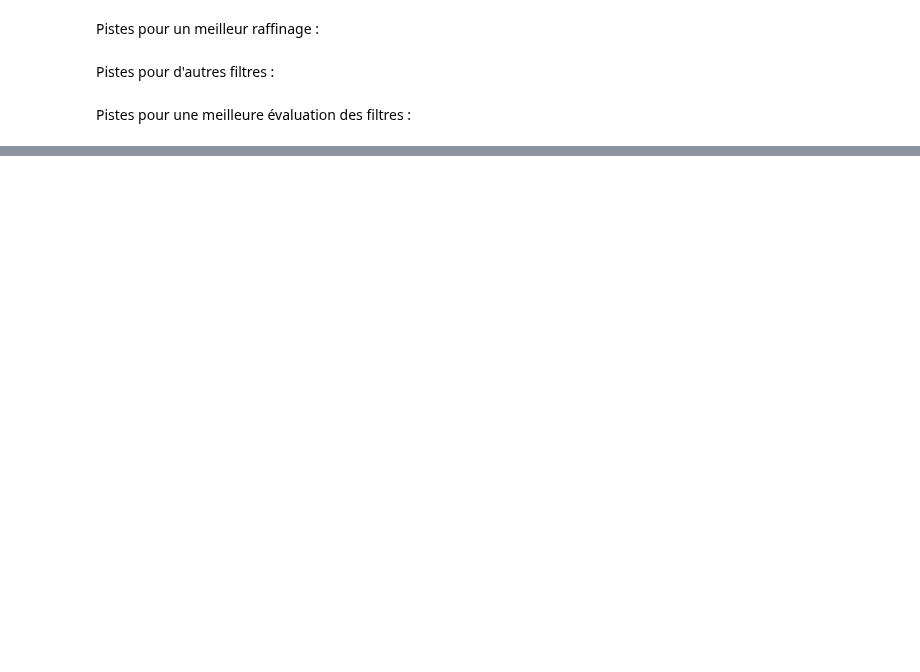
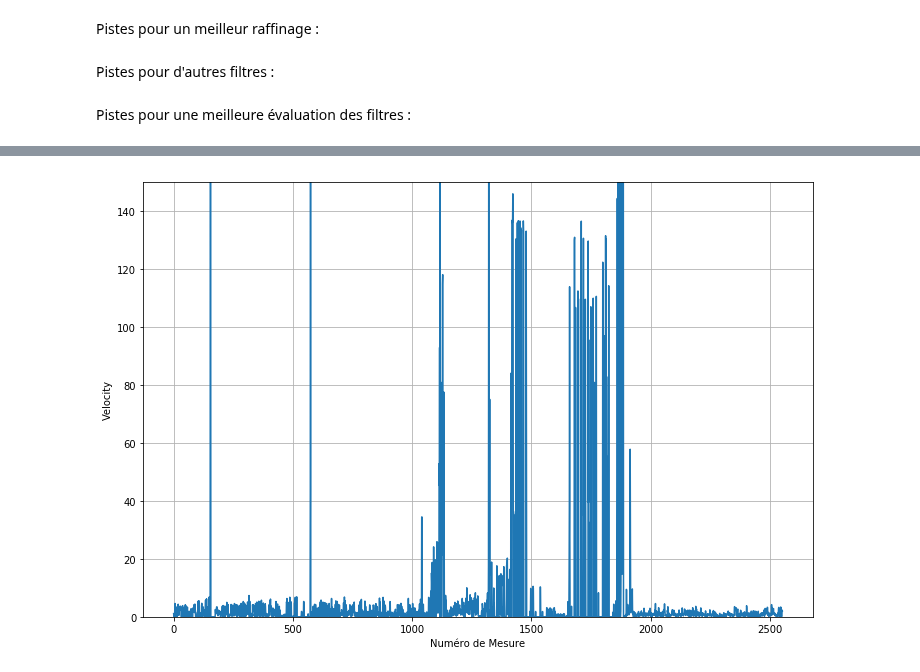
Before and after one commit to AmigoCap/GPSFlow, a Jupyter notebook: presentationMathon.ipynb, the cells around one changed output, grey strips where cells are left out. Cells and saved outputs as stored; diff of their text form; code cells hidden in the pictures; blank space fills up the shorter version.

```diff
--- a/presentationMathon.ipynb
+++ b/presentationMathon.ipynb
@@ -352,0 +355,2 @@ Pops à toi :)
+# %%
+day1 = parser.selectDate("14-12-2017", android_df)
@@ -352,0 +365,10 @@ Pops à toi :)
+# %%
+plt.figure(figsize=(12,8))
+plt.plot(day1["velocity"])
+plt.grid(True)
+plt.ylabel('Velocity')
+plt.xlabel('Numéro de Mesure')
+plt.ylim(0, 150)
+plt.show()
+# %% [output]
+[figure, added]
```
Also changed, not shown: parts of 9 cells of this notebook, 1 other file.
